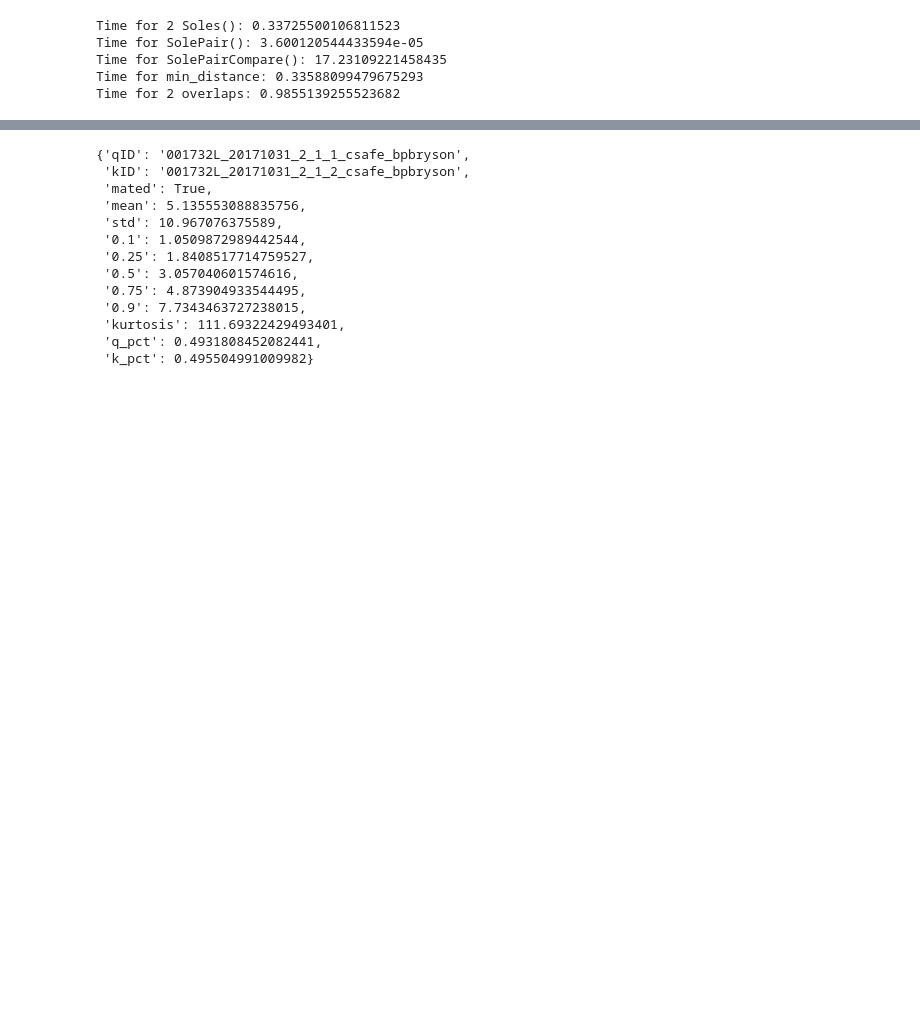
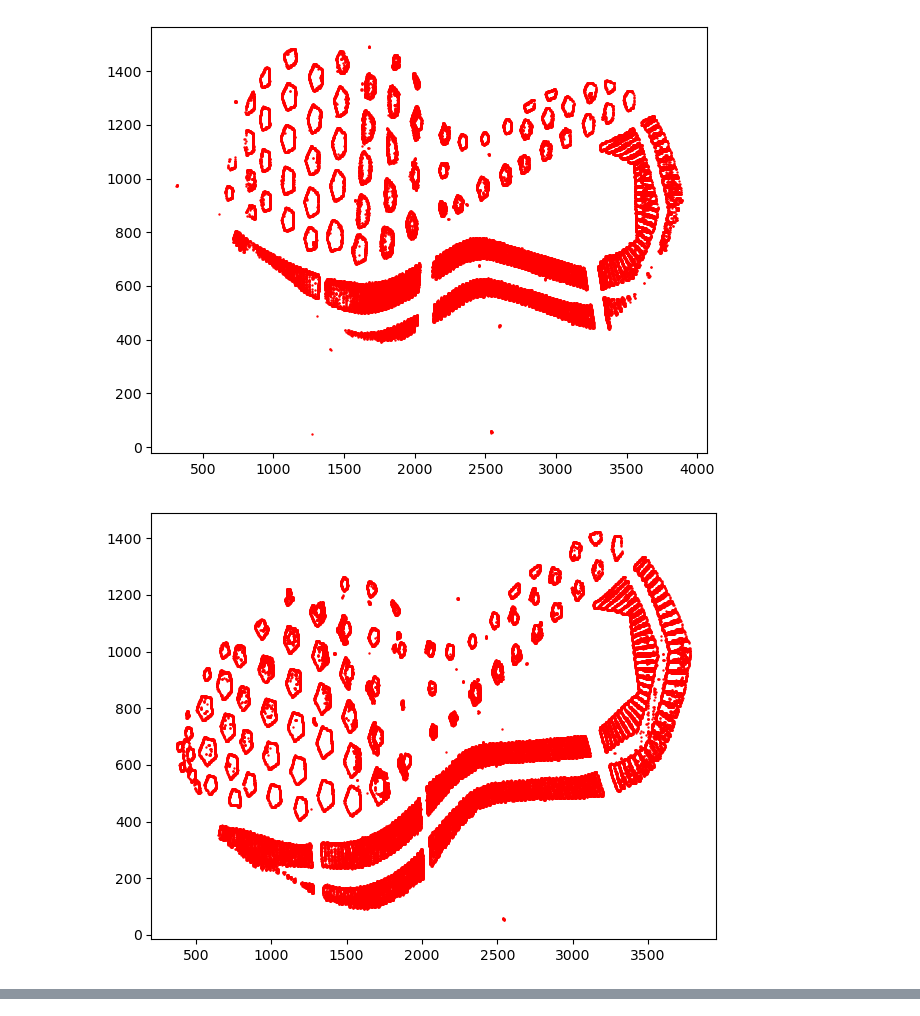
Before and after one commit to saatvikkher/SoleMate, a Jupyter notebook: Shoeprint Classes.ipynb, the cells around one changed output, grey strips where cells are left out. Drawn from its saved outputs; the diff is of its cells as text; code cells hidden in the pictures; blank space fills up the shorter version.

```diff
--- a/Shoeprint Classes.ipynb
+++ b/Shoeprint Classes.ipynb
@@ -11,40 +15,26 @@ import pandas as pd
 #K.coords.to_csv("./K/" + K.file_name[:-5] + ".csv")
 #Q.aligned.to_csv("./Q_aligned/" + Q.file_name[:-5] + ".csv")
 # %%
-t0 = time.time()
-Q = Sole("2DScanImages/001732L_20171031_2_1_1_csafe_bpbryson.tiff", border_width=160)
-K = Sole("2DScanImages/001732L_20171031_2_1_2_csafe_bpbryson.tiff", border_width=160)
-t1 = time.time()
-print("Time for 2 Soles(): " + str(t1-t0))
+Q = Sole("2DScanImages/035655L_20180418_2_2_1_csafe_tpashek.tiff", border_width=160)
+K = Sole("2DScanImages/094265L_20180214_2_1_1_csafe_hanrahan.tiff", border_width=160)
 
-t0 = time.time()
+Q.plot()
+K.plot()
 pair = SolePair(Q, K, mated=True)
-t1 = time.time()
-print("Time for SolePair(): " + str(t1-t0))
+pair.plot()
 
-t0 = time.time()
 sc = SolePairCompare(pair) # icp is called here
-t1 = time.time()
-print("Time for SolePairCompare(): " + str(t1-t0))
-#Q.coords.to_csv("./Q/" + Q.file_name[:-5] + ".csv")
-#K.coords.to_csv("./K/" + K.file_name[:-5] + ".csv")
-#Q.aligned.to_csv("./Q_aligned/" + Q.file_name[:-5] + ".csv")
+pair.plot(aligned=True)
 
 row = {'qID': Q.file_name[:-5], 'kID': K.file_name[:-5], 'mated': pair.mated}
 
-t0 = time.time()
 row.update(sc.min_dist())
-t1 = time.time()
-print("Time for min_distance: " + str(t1-t0))
 
-t0 = time.time()
 row['q_pct'] = sc.percent_overlap(Q_as_base=True)
 row['k_pct'] = sc.percent_overlap(Q_as_base=False)
-t1 = time.time()
-print("Time for 2 overlaps: " + str(t1-t0))
+row['Tx'] = pair.T[0][0]
+row['Ty'] = pair.T[1][1]
+row['Tz'] = pair.T[2][2]
 # %% [output]
-Time for 2 Soles(): 0.33725500106811523
-Time for SolePair(): 3.600120544433594e-05
-Time for SolePairCompare(): 17.23109221458435
-Time for min_distance: 0.33588099479675293
-Time for 2 overlaps: 0.9855139255523682
+[figure, added]
+[figure, added]
@@ -51,16 +42,0 @@ Time for 2 overlaps: 0.9855139255523682
-# %%
-row
-# %% [output]
-{'qID': '001732L_20171031_2_1_1_csafe_bpbryson',
- 'kID': '001732L_20171031_2_1_2_csafe_bpbryson',
- 'mated': True,
- 'mean': 5.135553088835756,
- 'std': 10.967076375589,
- '0.1': 1.0509872989442544,
- '0.25': 1.8408517714759527,
- '0.5': 3.057040601574616,
- '0.75': 4.873904933544495,
- '0.9': 7.7343463727238015,
- 'kurtosis': 111.69322429493401,
- 'q_pct': 0.4931808452082441,
- 'k_pct': 0.495504991009982}
```
Also changed, not shown: parts of 14 cells of this notebook.
